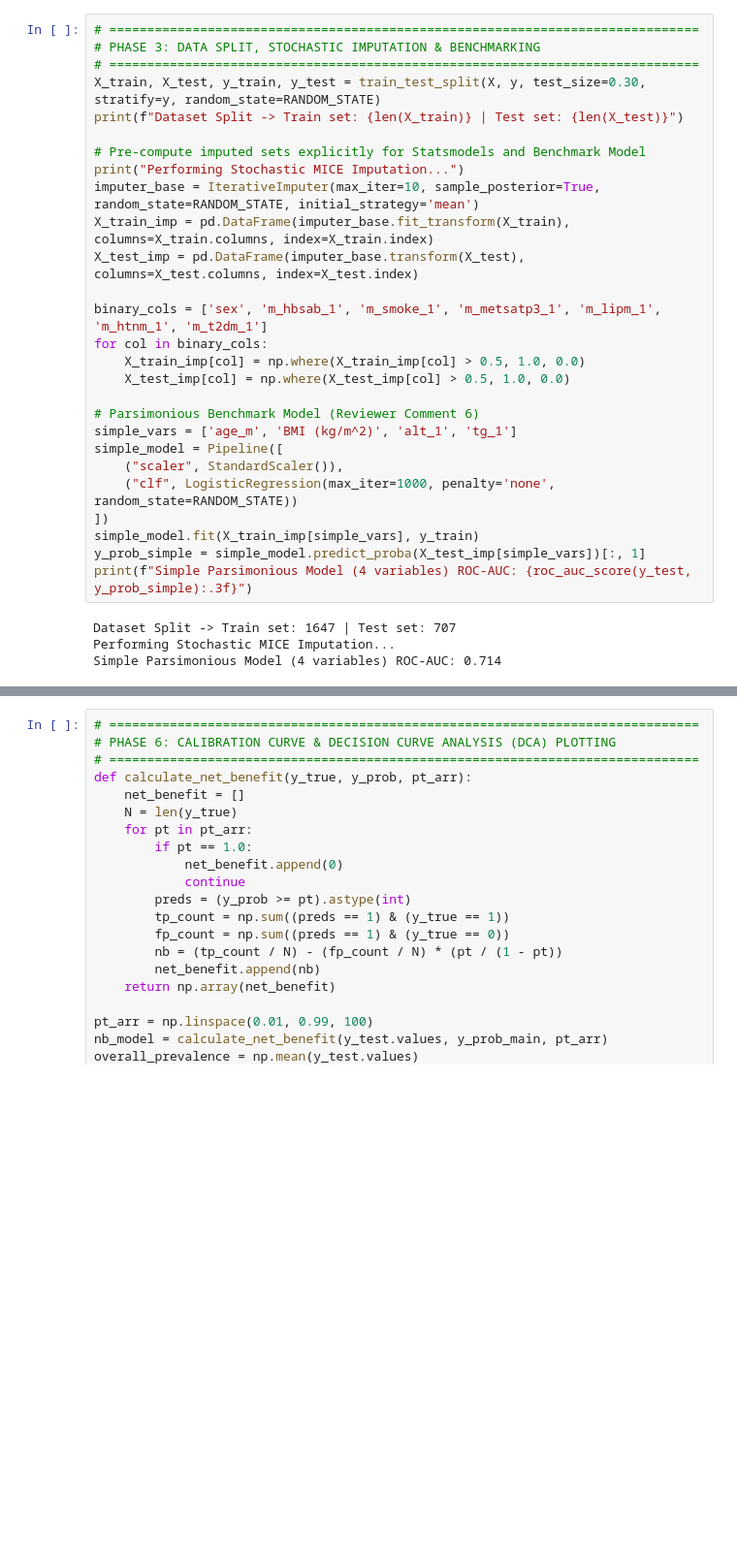
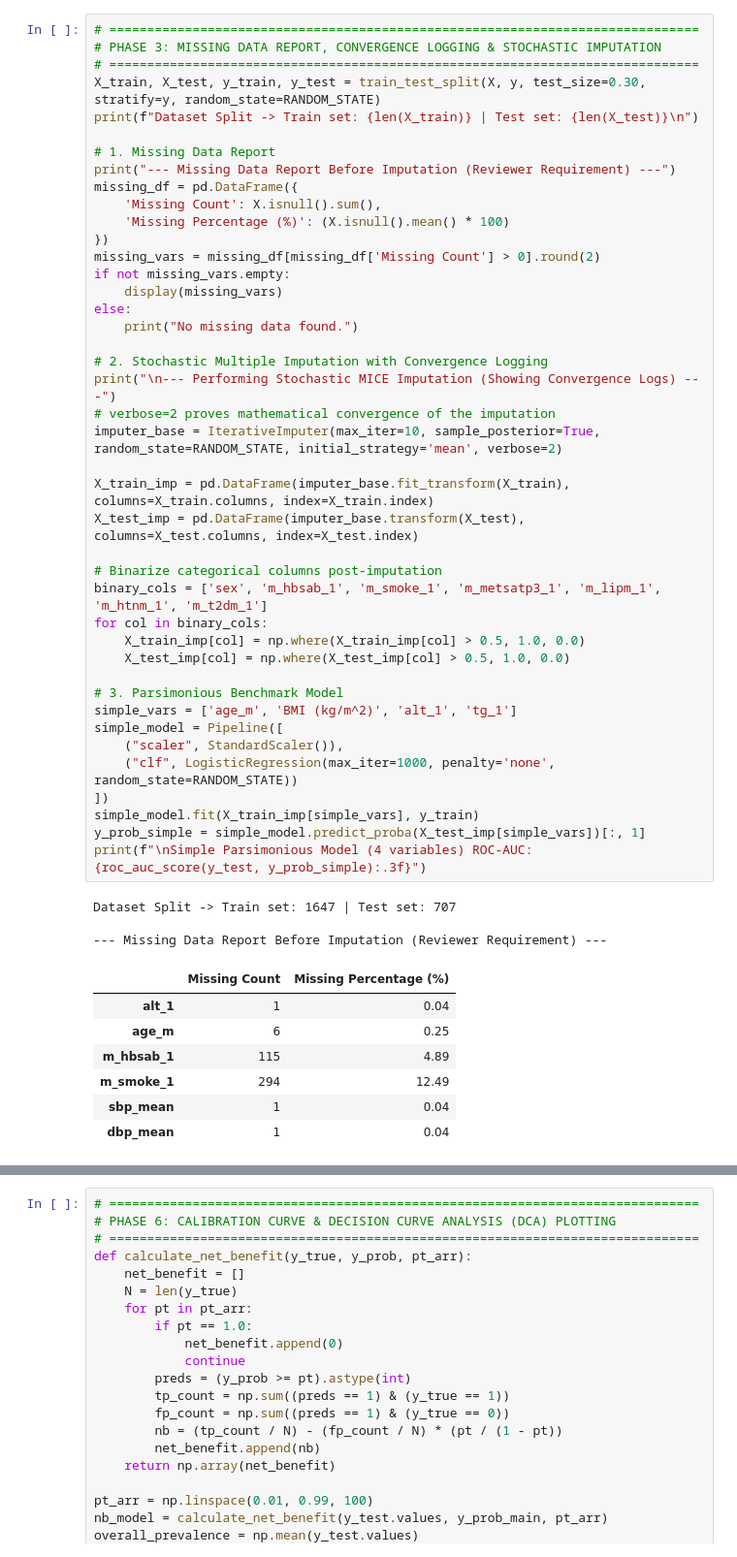
Before and after one commit to Masoudimani/Development-and-Internal-Validation-of-Clinical-Prediction-Models-for-MASLD, a Jupyter notebook: MASLD_7Year_Prediction.ipynb, the cells around one changed output, grey strips where cells are left out. Shown at 97% size. Saved outputs shown, nothing was run; the diff lists cells and outputs as text; blank space fills up the shorter version.

```diff
--- a/MASLD_7Year_Prediction.ipynb
+++ b/MASLD_7Year_Prediction.ipynb
@@ -214,31 +214,53 @@ table1.to_excel("Table1_Baseline_Characteristics.xlsx")
 # %%
 # ==============================================================================
-# PHASE 3: DATA SPLIT, STOCHASTIC IMPUTATION & BENCHMARKING
+# PHASE 3: MISSING DATA REPORT, CONVERGENCE LOGGING & STOCHASTIC IMPUTATION
 # ==============================================================================
 X_train, X_test, y_train, y_test = train_test_split(X, y, test_size=0.30, stratify=y, random_state=RANDOM_STATE)
-print(f"Dataset Split -> Train set: {len(X_train)} | Test set: {len(X_test)}")
+print(f"Dataset Split -> Train set: {len(X_train)} | Test set: {len(X_test)}\n")
 
-# Pre-compute imputed sets explicitly for Statsmodels and Benchmark Model
-print("Performing Stochastic MICE Imputation...")
-imputer_base = IterativeImputer(max_iter=10, sample_posterior=True, random_state=RANDOM_STATE, initial_strategy='mean')
+# 1. Missing Data Report
+print("--- Missing Data Report Before Imputation (Reviewer Requirement) ---")
+missing_df = pd.DataFrame({
+    'Missing Count': X.isnull().sum(),
+    'Missing Percentage (%)': (X.isnull().mean() * 100)
+})
+missing_vars = missing_df[missing_df['Missing Count'] > 0].round(2)
+if not missing_vars.empty:
+    display(missing_vars)
+else:
+    print("No missing data found.")
+
+# 2. Stochastic Multiple Imputation with Convergence Logging
+print("\n--- Performing Stochastic MICE Imputation (Showing Convergence Logs) ---")
+# verbose=2 proves mathematical convergence of the imputation
+imputer_base = IterativeImputer(max_iter=10, sample_posterior=True, random_state=RANDOM_STATE, initial_strategy='mean', verbose=2)
+
 X_train_imp = pd.DataFrame(imputer_base.fit_transform(X_train), columns=X_train.columns, index=X_train.index)
 X_test_imp = pd.DataFrame(imputer_base.transform(X_test), columns=X_test.columns, index=X_test.index)
 
+# Binarize categorical columns post-imputation
 binary_cols = ['sex', 'm_hbsab_1', 'm_smoke_1', 'm_metsatp3_1', 'm_lipm_1', 'm_htnm_1', 'm_t2dm_1']
 for col in binary_cols:
     X_train_imp[col] = np.where(X_train_imp[col] > 0.5, 1.0, 0.0)
     X_test_imp[col] = np.where(X_test_imp[col] > 0.5, 1.0, 0.0)
 
-# Parsimonious Benchmark Model (Reviewer Comment 6)
+# 3. Parsimonious Benchmark Model
 simple_vars = ['age_m', 'BMI (kg/m^2)', 'alt_1', 'tg_1']
 simple_model = Pipeline([
     ("scaler", StandardScaler()),
     ("clf", LogisticRegression(max_iter=1000, penalty='none', random_state=RANDOM_STATE))
 ])
 simple_model.fit(X_train_imp[simple_vars], y_train)
 y_prob_simple = simple_model.predict_proba(X_test_imp[simple_vars])[:, 1]
-print(f"Simple Parsimonious Model (4 variables) ROC-AUC: {roc_auc_score(y_test, y_prob_simple):.3f}")
+print(f"\nSimple Parsimonious Model (4 variables) ROC-AUC: {roc_auc_score(y_test, y_prob_simple):.3f}")
 # %% [output]
 Dataset Split -> Train set: 1647 | Test set: 707
-Performing Stochastic MICE Imputation...
-Simple Parsimonious Model (4 variables) ROC-AUC: 0.714
+
+--- Missing Data Report Before Imputation (Reviewer Requirement) ---
+|  | Missing Count | Missing Percentage (%) |
+| alt_1 | 1 | 0.04 |
+| age_m | 6 | 0.25 |
+| m_hbsab_1 | 115 | 4.89 |
+| m_smoke_1 | 294 | 12.49 |
+| sbp_mean | 1 | 0.04 |
+| dbp_mean | 1 | 0.04 |
```
Also changed, not shown: parts of 10 cells of this notebook.
